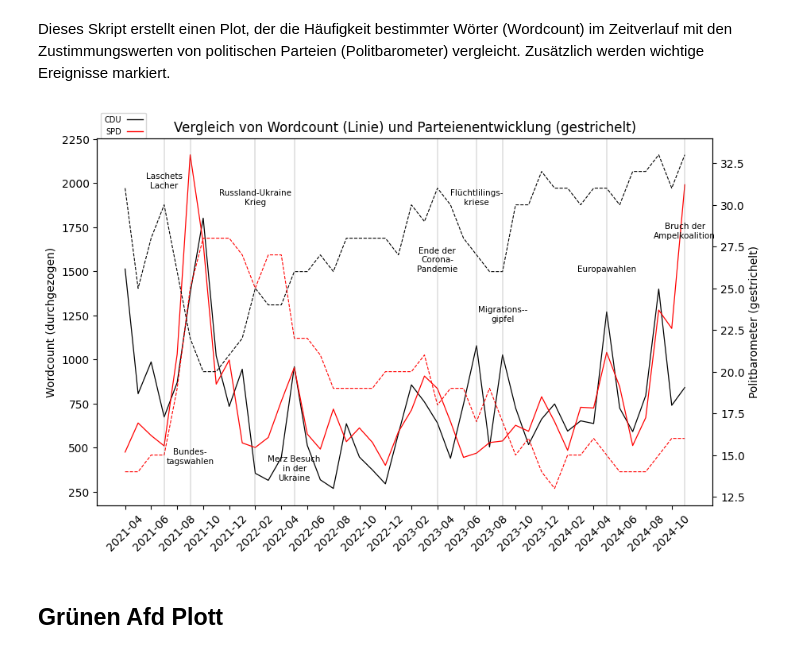
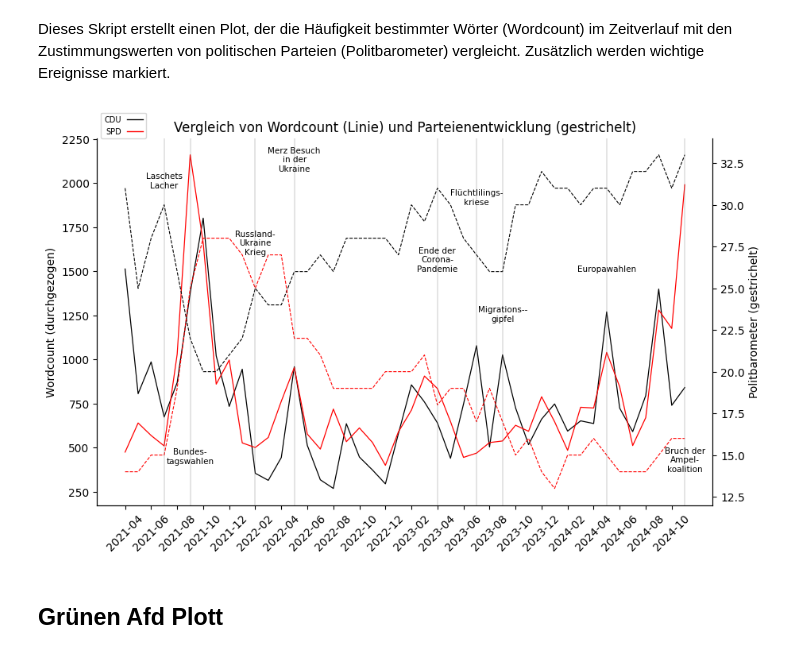
Before and after one commit to Reimser/ads_05_studienarbeit, a Jupyter notebook: source/notebooks/visualize.ipynb, the cells around one changed output. Cells and saved outputs as stored; diff of their text form; code cells hidden in the pictures.

```diff
--- a/source/notebooks/visualize.ipynb
+++ b/source/notebooks/visualize.ipynb
@@ -103,37 +104,40 @@ for column in ['cdu', 'spd']:  # Iteriere über die Parteien
     # Plotte die Werte der Partei
     line, = ax2.plot(df_grouped_parties['month'], df_grouped_parties[column],
                      linewidth=0.8, linestyle="--", label=column.upper(), color=color)
     party_lines.append(line)  # Speichere die Linie für die Legende
 
 ax2.set_ylabel('Politbarometer (gestrichelt)')  # Beschriftet die rechte y-Achse
 ax2.tick_params(axis='y', labelcolor='black')  # Setzt die Farbe der rechten y-Achse auf Schwarz
 
+ax2.spines["top"].set_linewidth(0)  # Entferne die obere Linie
+ax1.spines["top"].set_linewidth(0)  # Entferne die obere Linie
+
 # Legende ändern
 # Erstelle Legenden-Elemente mit den Farben und Labels der Linien
 legend_elements = [Line2D([0], [0], color=line.get_color(), lw=1, label=line.get_label()) for line in party_lines]
 ax1.legend(handles=legend_elements, loc='upper left', bbox_to_anchor=(-0, 1.08), markerfirst=False, fontsize=7)  # Platziert die Legende
 
 # Events markieren
 events = [("2021-07", "Laschets\nLacher", 31),
           ("2021-09", "Bundes-\ntagswahlen", 14.5),
           ("2023-04", "Ende der\nCorona-\nPandemie", 26),
-          ("2022-02", "Russland-Ukraine\nKrieg", 30),
-          ("2022-05", "Merz Besuch\nin der\nUkraine", 13.5),
+          ("2022-02", "Russland-\nUkraine\nKrieg", 27),
+          ("2022-05", "Merz Besuch\nin der\nUkraine", 32),
           ("2023-07", "Flüchtlilings-\nkriese", 30),
           ("2023-09", "Migrations--\ngipfel", 23),
           ("2024-05", "Europawahlen", 26),
-          ("2024-11", "Bruch der\nAmpelkoalition", 28)]  # Definiert die Events
+          ("2024-11", "Bruch der\nAmpel-\nkoalition", 14)]  # Definiert die Events
 
 for event_x, event_label, y_position in events:  # Iteriere über die Events
     plt.axvline(x=event_x, color='grey', linestyle='-', linewidth=0.3)  # Zeichnet vertikale Linie für jedes Event
     text = plt.text(event_x, y_position, event_label, rotation=0, fontsize=7.5)  # Fügt Text an die Linie hinzu
     text.set_horizontalalignment('center')  # Zentriert den Text horizontal
 
 # Plot
 plt.title('Vergleich von Wordcount (Linie) und Parteienentwicklung (gestrichelt)')  # Setzt den Titel des Plots
 plt.show()  # Zeigt den Plot an
 # %% [output]
-[figure, old version]
+[figure, new version]
 # %% [markdown]
 ## Grünen Afd Plott
 # %% [markdown]
```
Also changed, not shown: parts of 2 cells of this notebook.
